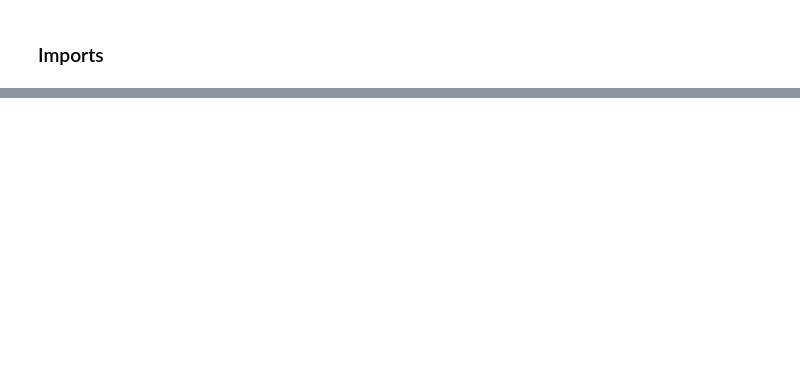
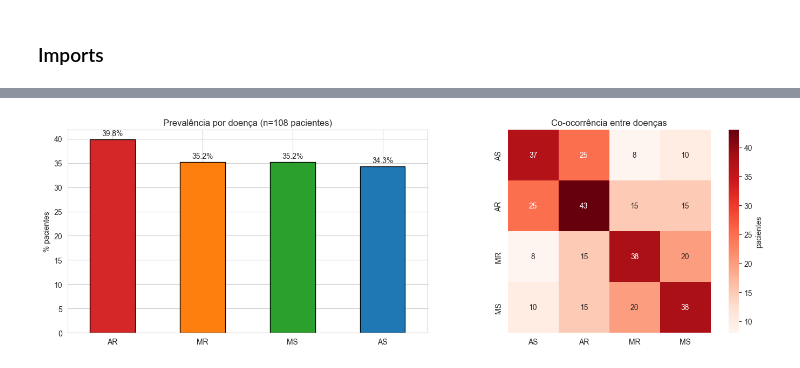
Before and after one commit to gustavocmiranda/TCC, a Jupyter notebook: projeto.ipynb, the cells around one changed output, grey strips where cells are left out. Drawn from its saved outputs; the diff is of its cells as text; code cells hidden in the pictures; blank space fills up the shorter version.

Commit message:
projeto praticamente finalizado

```diff
--- a/projeto.ipynb
+++ b/projeto.ipynb
@@ -851,0 +247,96 @@ PhysioNet Score (Pacientes): 78.93%
+# %%
+import matplotlib.pyplot as plt
+import seaborn as sns
+
+df_eda = pd.read_csv('dataset_final.csv')
+alvos_eda = ['AS', 'AR', 'MR', 'MS']
+
+features_temporais = [
+    'm_RR', 'sd_RR', 'm_IntS1', 'sd_IntS1', 'm_IntS2', 'sd_IntS2',
+    'm_IntSys', 'sd_IntSys', 'm_IntDia', 'sd_IntDia',
+    'm_Ratio_SysRR', 'sd_Ratio_SysRR', 'm_Ratio_DiaRR', 'sd_Ratio_DiaRR',
+    'm_Ratio_SysDia', 'sd_Ratio_SysDia',
+    'm_Amp_SysS1', 'sd_Amp_SysS1', 'm_Amp_DiaS2', 'sd_Amp_DiaS2',
+]
+
+sns.set_style('whitegrid')
+
+# Prevalencia + co-ocorrencia
+df_pac = df_eda[['patient_id'] + alvos_eda].drop_duplicates()
+prev = (df_pac[alvos_eda].sum() / len(df_pac) * 100).sort_values(ascending=False)
+coocor = df_pac[alvos_eda].T.dot(df_pac[alvos_eda]).astype(int)
+
+fig, axes = plt.subplots(1, 2, figsize=(14, 4.5))
+cores_doenca = ['#d62728', '#ff7f0e', '#2ca02c', '#1f77b4']
+prev.plot(kind='bar', ax=axes[0], color=cores_doenca, edgecolor='black')
+axes[0].set_title(f'Prevalência por doença (n={len(df_pac)} pacientes)')
+axes[0].set_ylabel('% pacientes')
+axes[0].tick_params(axis='x', rotation=0)
+for i, v in enumerate(prev.values):
+    axes[0].text(i, v + 0.8, f'{v:.1f}%', ha='center', fontsize=10)
+
+sns.heatmap(coocor, annot=True, fmt='d', cmap='Reds', ax=axes[1],
+            cbar_kws={'label': 'pacientes'}, square=True)
+axes[1].set_title('Co-ocorrência entre doenças')
+plt.tight_layout()
+plt.show()
+
+# Correlacao entre features temporais
+fig, ax = plt.subplots(figsize=(11, 9))
+corr = df_eda[features_temporais].corr()
+sns.heatmap(corr, cmap='coolwarm', center=0, square=True,
+            xticklabels=True, yticklabels=True, ax=ax,
+            cbar_kws={'label': 'Correlação de Pearson'})
+ax.set_title('Correlação entre as 20 features temporais')
+plt.xticks(rotation=60, ha='right')
+plt.tight_layout()
+plt.show()
+
+# Boxplots por doenca
+features_chave = ['m_RR', 'm_IntSys', 'm_IntDia', 'm_Ratio_SysDia', 'm_Amp_SysS1', 'm_Amp_DiaS2']
+cores_bin = ['#6baed6', '#de2d26']
+fig, axes = plt.subplots(len(alvos_eda), len(features_chave), figsize=(18, 11), sharey=False)
+for i, doenca in enumerate(alvos_eda):
+    for j, feat in enumerate(features_chave):
+        ax = axes[i, j]
+        dados = [df_eda.loc[df_eda[doenca] == 0, feat].dropna().values,
+                 df_eda.loc[df_eda[doenca] == 1, feat].dropna().values]
+        bp = ax.boxplot(dados, tick_labels=['Neg', 'Pos'], patch_artist=True,
+                        showfliers=False, widths=0.6)
+        for patch, cor in zip(bp['boxes'], cores_bin):
+            patch.set_facecolor(cor)
+            patch.set_alpha(0.75)
+        if i == 0:
+            ax.set_title(feat, fontsize=10, fontweight='bold')
+        if j == 0:
+            ax.set_ylabel(doenca, fontsize=12, fontweight='bold')
+        ax.tick_params(labelsize=8)
+        ax.grid(True, alpha=0.3)
+fig.suptitle('Distribuição das features-chave por doença (negativo vs positivo)',
+             y=1.00, fontsize=13)
+plt.tight_layout()
+plt.show()
+
+# Saudaveis vs doentes
+mask_doente = df_eda[alvos_eda].sum(axis=1) >= 1
+fig, axes = plt.subplots(1, 2, figsize=(14, 4.5))
+for ax, feat, titulo in [
+    (axes[0], 'm_RR', 'Intervalo RR médio (duração do ciclo)'),
+    (axes[1], 'm_Ratio_SysDia', 'Razão Sístole/Diástole'),
+]:
+    saudavel = df_eda.loc[~mask_doente, feat].dropna()
+    doente = df_eda.loc[mask_doente, feat].dropna()
+    ax.hist(saudavel, bins=30, alpha=0.6, density=True,
+            label=f'Saudável (n={len(saudavel)})', color='#2ca02c', edgecolor='black')
+    ax.hist(doente, bins=30, alpha=0.6, density=True,
+            label=f'≥1 doença (n={len(doente)})', color='#d62728', edgecolor='black')
+    ax.axvline(saudavel.median(), color='#1b5e20', linestyle='--', linewidth=1.5)
+    ax.axvline(doente.median(), color='#7f0000', linestyle='--', linewidth=1.5)
+    ax.set_xlabel(feat)
+    ax.set_ylabel('Densidade')
+    ax.set_title(titulo)
+    ax.legend()
+plt.tight_layout()
+plt.show()
+# %% [output]
+[figure, added]
```
Also changed, not shown: parts of 58 cells of this notebook, 4 other files.
